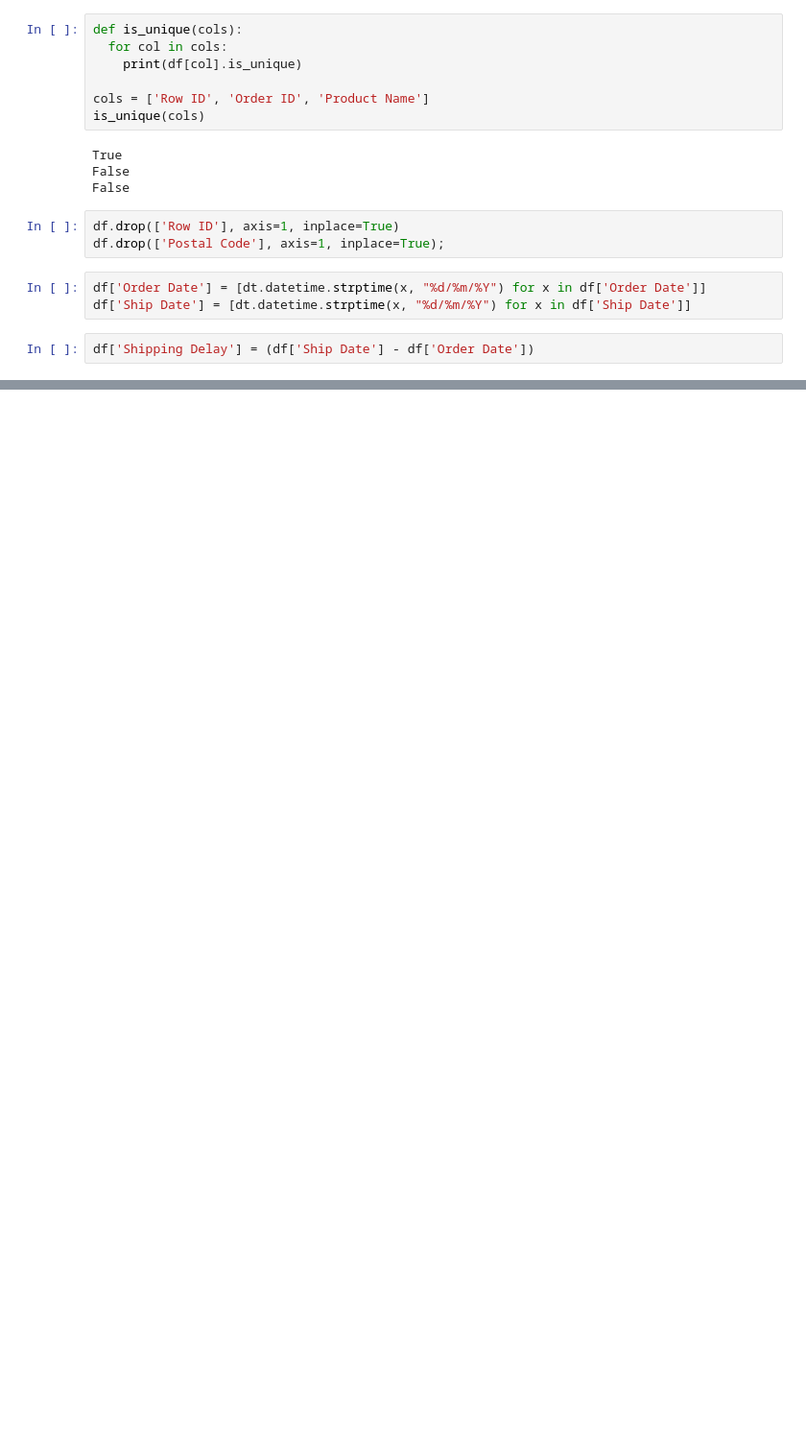
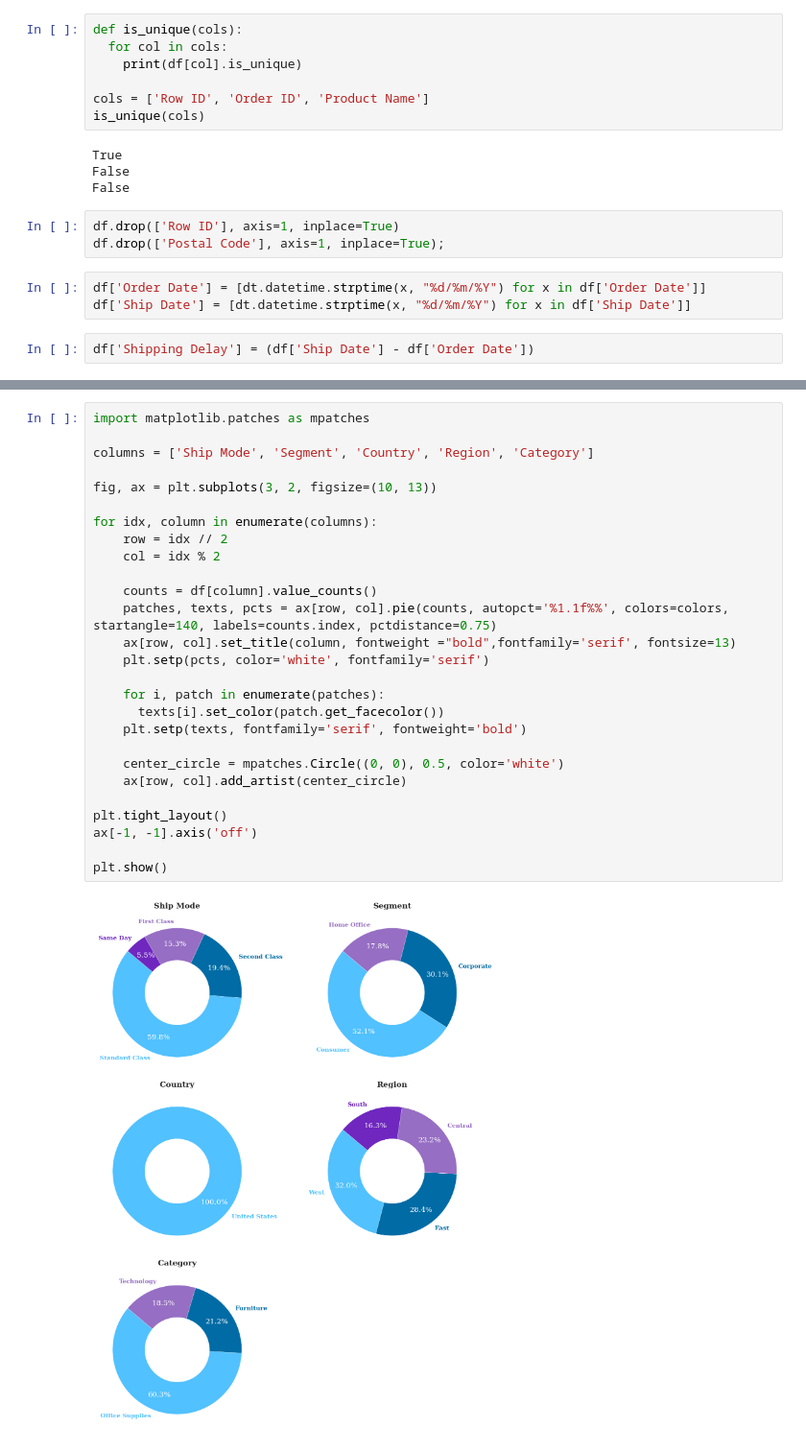
Before and after one commit to nika-va/Superstore-dataset-analysis, a Jupyter notebook: superstore_sales.ipynb, the cells around one changed output, grey strips where cells are left out. Shown at 96% size. Cells and saved outputs as stored; diff of their text form; blank space fills up the shorter version.

```diff
--- a/superstore_sales.ipynb
+++ b/superstore_sales.ipynb
@@ -200,0 +312,29 @@ Name: Order Date, Length: 1230, dtype: int64
+# %%
+import matplotlib.patches as mpatches
+
+columns = ['Ship Mode', 'Segment', 'Country', 'Region', 'Category']
+
+fig, ax = plt.subplots(3, 2, figsize=(10, 13))
+
+for idx, column in enumerate(columns):
+    row = idx // 2
+    col = idx % 2
+
+    counts = df[column].value_counts()
+    patches, texts, pcts = ax[row, col].pie(counts, autopct='%1.1f%%', colors=colors, startangle=140, labels=counts.index, pctdistance=0.75)
+    ax[row, col].set_title(column, fontweight ="bold",fontfamily='serif', fontsize=13)
+    plt.setp(pcts, color='white', fontfamily='serif')
+
+    for i, patch in enumerate(patches):
+      texts[i].set_color(patch.get_facecolor())
+    plt.setp(texts, fontfamily='serif', fontweight='bold')
+
+    center_circle = mpatches.Circle((0, 0), 0.5, color='white')
+    ax[row, col].add_artist(center_circle)
+
+plt.tight_layout()
+ax[-1, -1].axis('off')
+
+plt.show()
+# %% [output]
+[figure, added]
```
Also changed, not shown: parts of 36 cells of this notebook.
